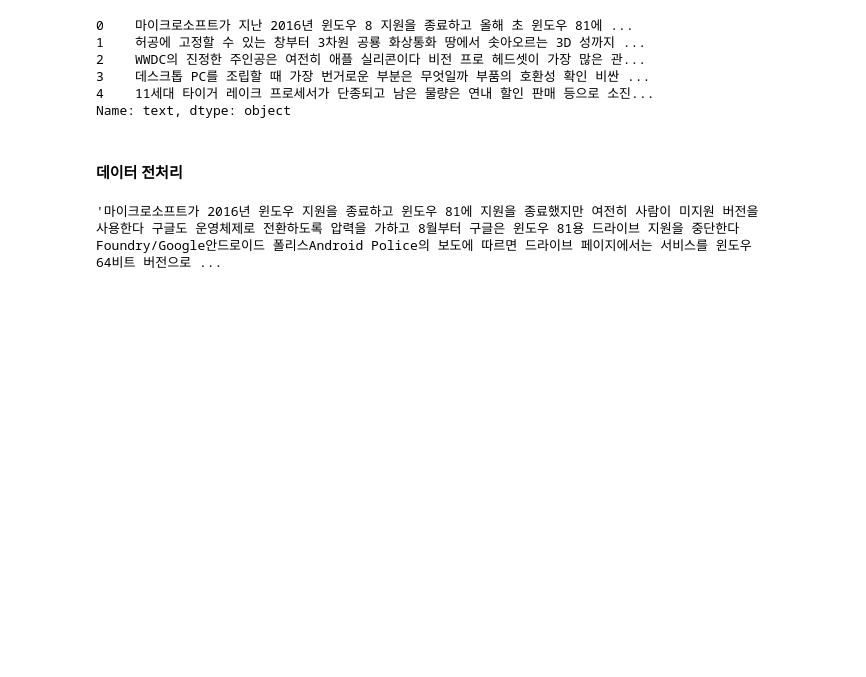
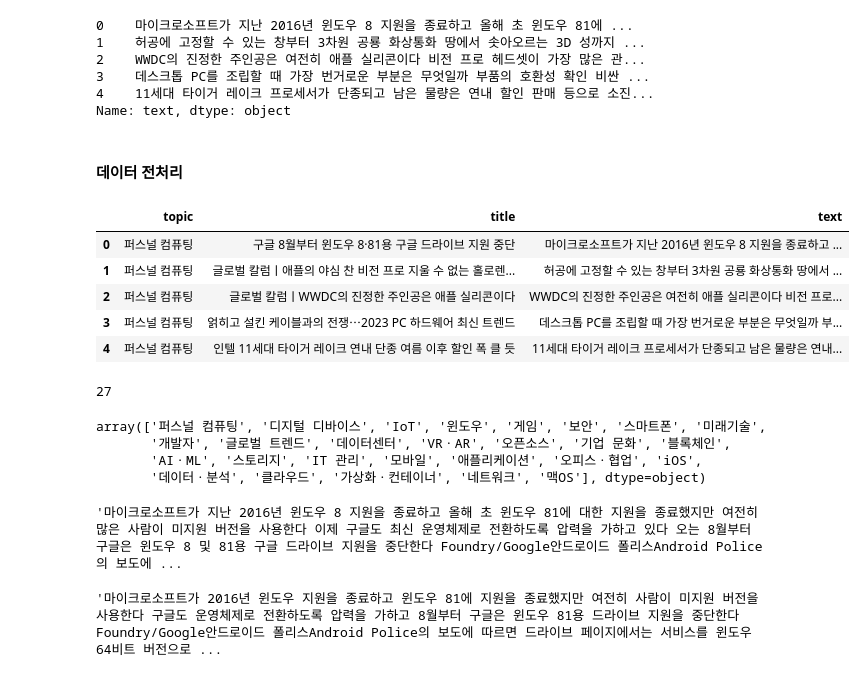
Before and after one commit to AhyunHeo/study-textmining, a Jupyter notebook: crawling/3) 데이터 탐색.ipynb, the cells around one changed output. Saved outputs shown, nothing was run; the diff lists cells and outputs as text; code cells hidden in the pictures; blank space fills up the shorter version.

```diff
--- a/crawling/3) 데이터 탐색.ipynb
+++ b/crawling/3) 데이터 탐색.ipynb
@@ -65,2 +64,25 @@ from konlpy.tag import Kkma
+# %%
+df = pd.read_csv("./itworld_news_preprocessing.csv")
+df.head()
+# %% [output]
+|  | topic | title | text |
+| 0 | 퍼스널 컴퓨팅 | 구글 8월부터 윈도우 8·81용 구글 드라이브 지원 중단 | 마이크로소프트가 지난 2016년 윈도우 8 지원을 종료하고 ... |
+| 1 | 퍼스널 컴퓨팅 | 글로벌 칼럼ㅣ애플의 야심 찬 비전 프로 지울 수 없는 홀로렌... | 허공에 고정할 수 있는 창부터 3차원 공룡 화상통화 땅에서 ... |
+| 2 | 퍼스널 컴퓨팅 | 글로벌 칼럼ㅣWWDC의 진정한 주인공은 애플 실리콘이다 | WWDC의 진정한 주인공은 여전히 애플 실리콘이다 비전 프로... |
+| 3 | 퍼스널 컴퓨팅 | 얽히고 설킨 케이블과의 전쟁⋯2023 PC 하드웨어 최신 트렌드 | 데스크톱 PC를 조립할 때 가장 번거로운 부분은 무엇일까 부... |
+| 4 | 퍼스널 컴퓨팅 | 인텔 11세대 타이거 레이크 연내 단종 여름 이후 할인 폭 클 듯 | 11세대 타이거 레이크 프로세서가 단종되고 남은 물량은 연내... |
+# %%
+print(len(df['topic'].unique()))
+df['topic'].unique()
+# %% [output]
+27
+array(['퍼스널 컴퓨팅', '디지털 디바이스', 'IoT', '윈도우', '게임', '보안', '스마트폰', '미래기술',
+       '개발자', '글로벌 트렌드', '데이터센터', 'VRㆍAR', '오픈소스', '기업 문화', '블록체인',
+       'AIㆍML', '스토리지', 'IT 관리', '모바일', '애플리케이션', '오피스ㆍ협업', 'iOS',
+       '데이터ㆍ분석', '클라우드', '가상화ㆍ컨테이너', '네트워크', '맥OS'], dtype=object)
+# %%
+df['text'][0]
+# %% [output]
+'마이크로소프트가 지난 2016년 윈도우 8 지원을 종료하고 올해 초 윈도우 81에 대한 지원을 종료했지만 여전히 많은 사람이 미지원 버전을 사용한다 이제 구글도 최신 운영체제로 전환하도록 압력을 가하고 있다 오는 8월부터 구글은 윈도우 8 및 81용 구글 드라이브 지원을 중단한다 Foundry/Google안드로이드 폴리스Android Police의 보도에 ...
 # %%
 # 길이가 1~2인 단어들을 정규 표현식을 이용하여 삭제
```
Also changed, not shown: parts of 7 cells of this notebook, 6 other files.
